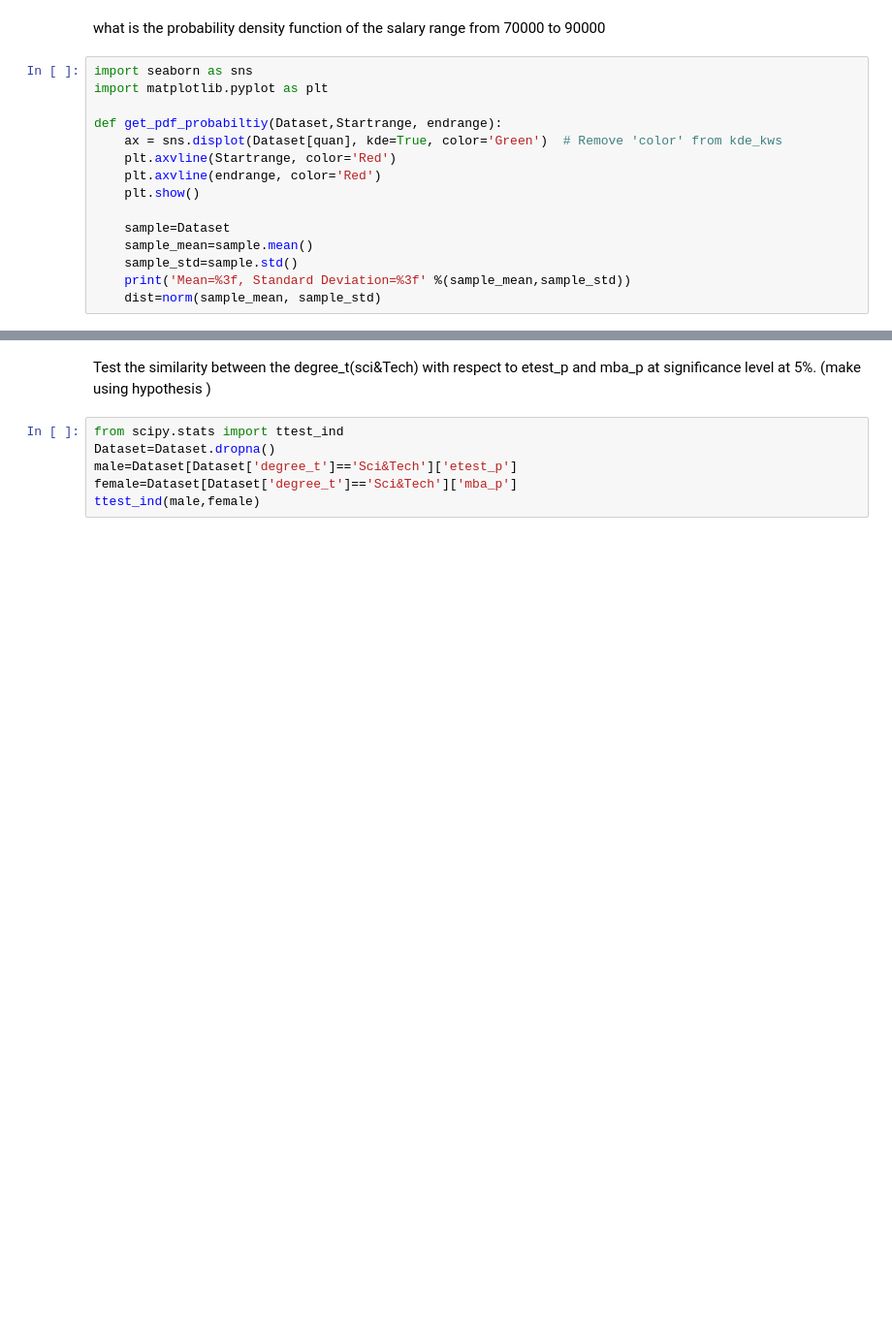
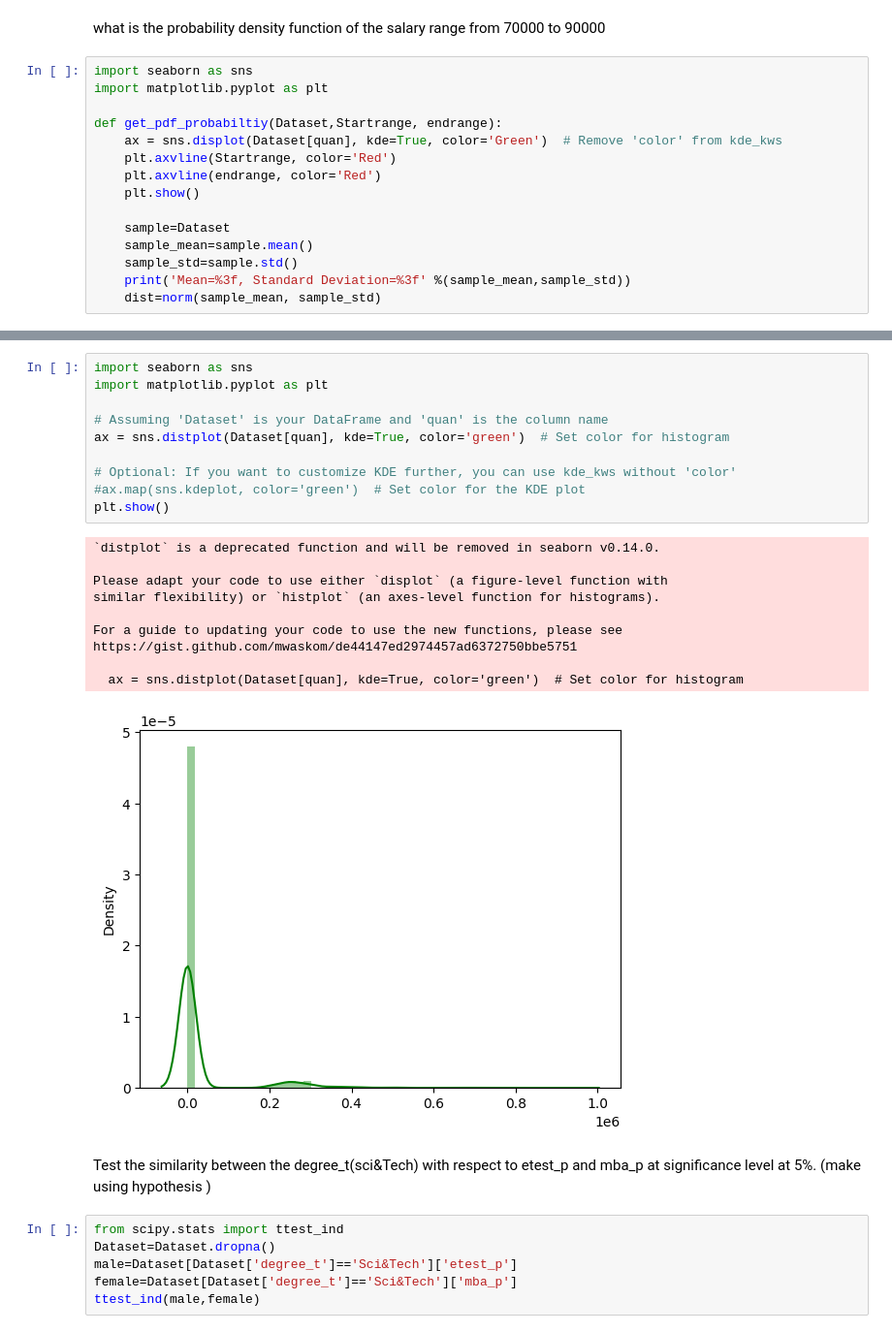
Before and after one commit to Gajalakshmi8123/2.Data-Science, a Jupyter notebook: DataScience/Bivariate/Assignment Bivariate.ipynb, the cells around one changed output, grey strips where cells are left out. Shown: that part at 97% size. Cells and saved outputs as stored; diff of their text form; blank space fills up the shorter version.

```diff
--- a/DataScience/Bivariate/Assignment Bivariate.ipynb
+++ b/DataScience/Bivariate/Assignment Bivariate.ipynb
@@ -243,3 +299,24 @@ ax = sns.displot(Dataset[quan], kde=True, color='Green')  # Remove 'color' from
+# %%
+import seaborn as sns
+import matplotlib.pyplot as plt
+
+# Assuming 'Dataset' is your DataFrame and 'quan' is the column name
+ax = sns.distplot(Dataset[quan], kde=True, color='green')  # Set color for histogram
+
+# Optional: If you want to customize KDE further, you can use kde_kws without 'color'
+#ax.map(sns.kdeplot, color='green')  # Set color for the KDE plot
+plt.show()
+# %% [output]
+`distplot` is a deprecated function and will be removed in seaborn v0.14.0.
+
+Please adapt your code to use either `displot` (a figure-level function with
+similar flexibility) or `histplot` (an axes-level function for histograms).
+
+For a guide to updating your code to use the new functions, please see
+https://gist.github.com/mwaskom/de44147ed2974457ad6372750bbe5751
+
+  ax = sns.distplot(Dataset[quan], kde=True, color='green')  # Set color for histogram
+[figure, added]
 # %% [markdown]
 Test the similarity between the degree_t(sci&Tech) with respect to etest_p and mba_p at significance level at 5%. (make using hypothesis )
 # %%
```
Also changed, not shown: parts of 12 cells of this notebook.
